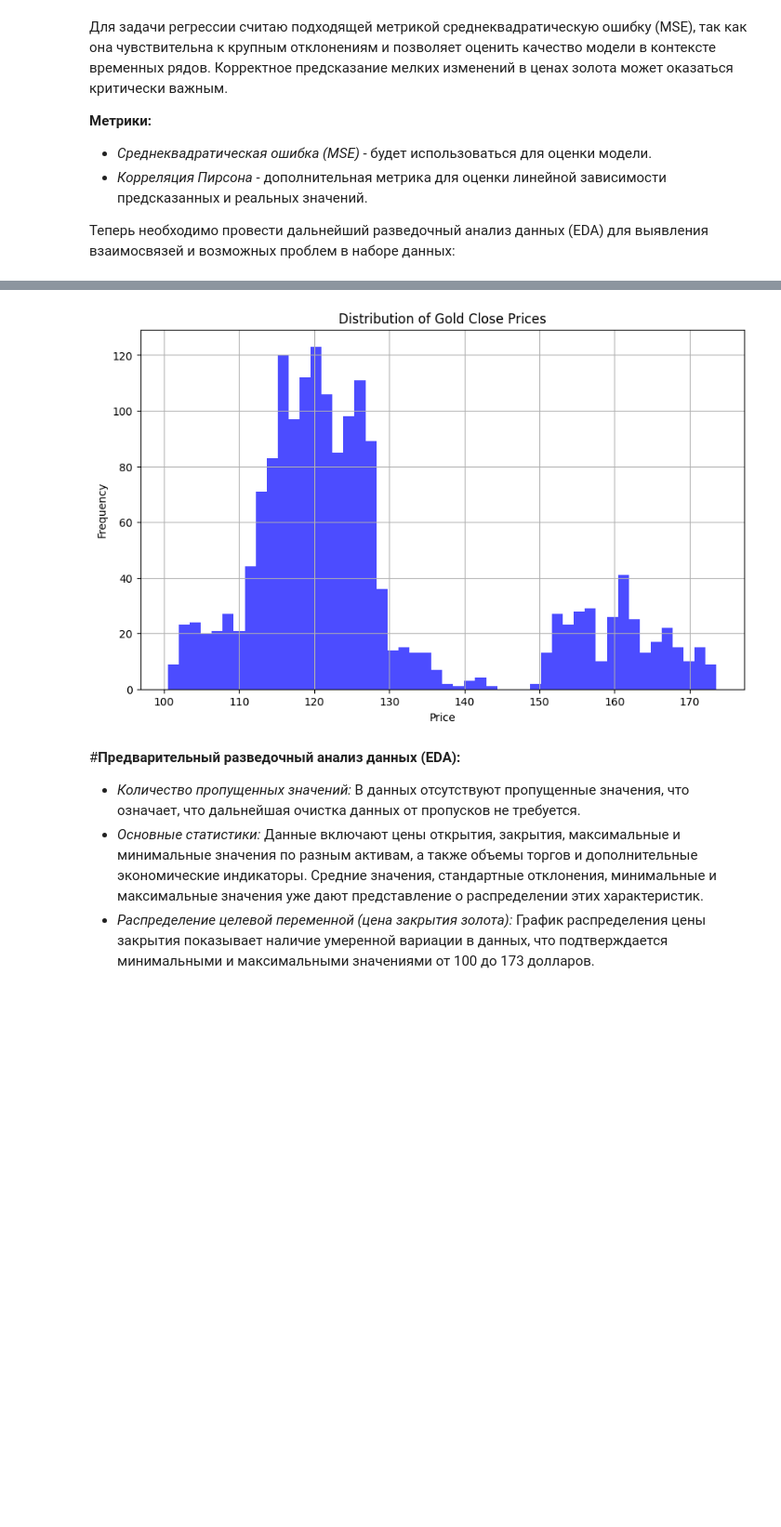
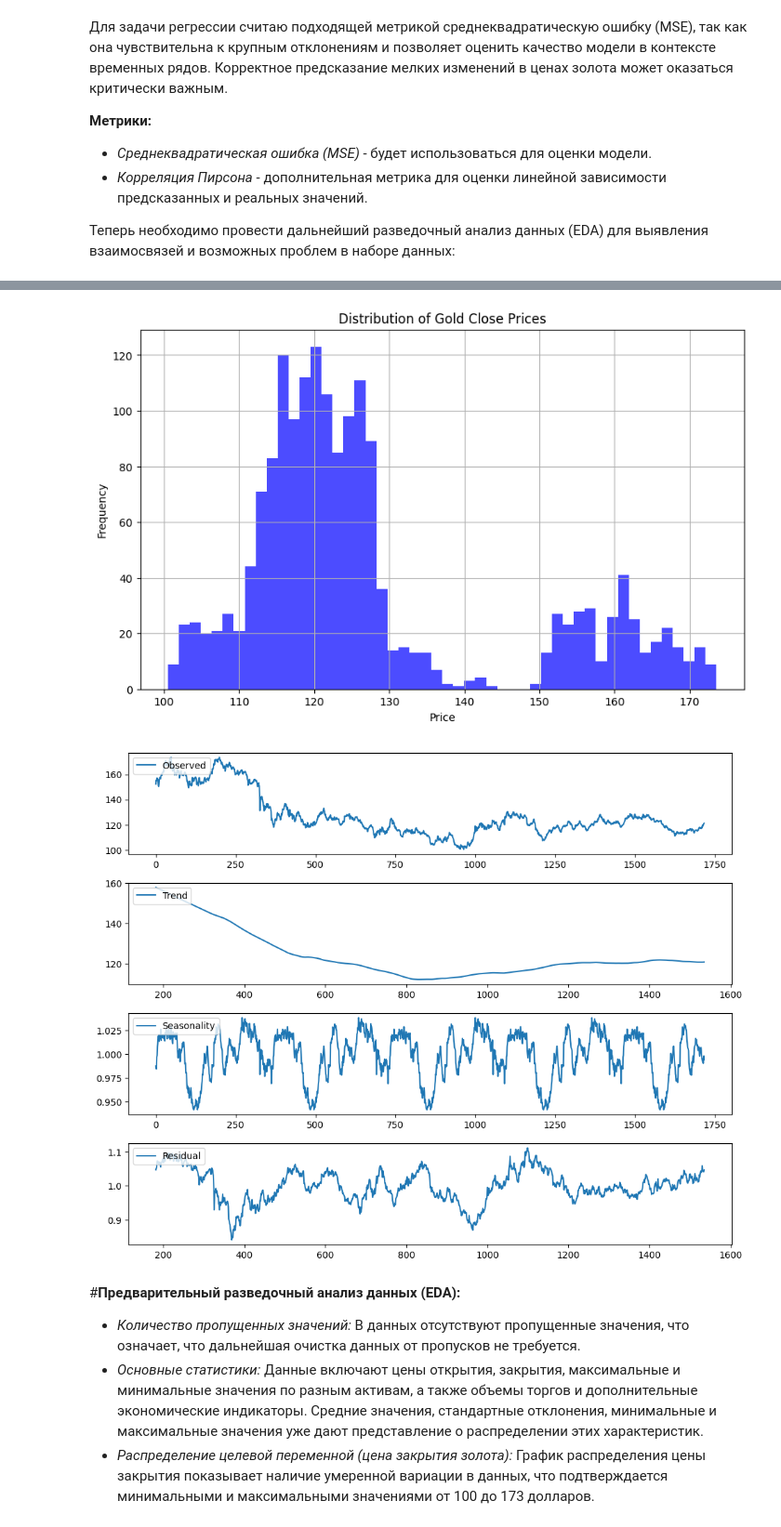
Before and after one commit to ElLyat1/test_AI, a Jupyter notebook: ml_hw1.ipynb, the cells around one changed output, grey strips where cells are left out. Shown at 93% size. Saved outputs shown, nothing was run; the diff lists cells and outputs as text; code cells hidden in the pictures; blank space fills up the shorter version.

```diff
--- a/ml_hw1.ipynb
+++ b/ml_hw1.ipynb
@@ -19,6 +19,10 @@
 
 Теперь необходимо провести дальнейший разведочный анализ данных (EDA) для выявления взаимосвязей и возможных проблем в наборе данных:
 # %%
+import pandas as pd
+import matplotlib.pyplot as plt
+from statsmodels.tsa.seasonal import seasonal_decompose
+
 file_path = '/content/Золото.csv'
 data = pd.read_csv(file_path)
 
@@ -41,33 +45,57 @@ def display_eda_summary(missing_values, descriptive_stats):
     print("\n### Visualization: Distribution of Gold Close Prices ###")
     plt.figure(figsize=(10, 6))
     plt.hist(data['Close'], bins=50, color='blue', alpha=0.7)
     plt.title('Distribution of Gold Close Prices')
     plt.xlabel('Price')
     plt.ylabel('Frequency')
     plt.grid(True)
     plt.show()
 
 # Сводка
 display_eda_summary(missing_values, descriptive_stats)
+
+decomposition = seasonal_decompose(data['Close'], model='multiplicative', period=365)
+
+plt.figure(figsize=(10, 8))
+
+plt.subplot(411)
+plt.plot(decomposition.observed, label='Observed')
+plt.legend(loc='upper left')
+
+plt.subplot(412)
+plt.plot(decomposition.trend, label='Trend')
+plt.legend(loc='upper left')
+
+plt.subplot(413)
+plt.plot(decomposition.seasonal, label='Seasonality')
+plt.legend(loc='upper left')
+
+plt.subplot(414)
+plt.plot(decomposition.resid, label='Residual')
+plt.legend(loc='upper left')
+
+plt.tight_layout()
+plt.show()
 # %% [output]
 ### Exploratory Data Analysis Summary ###
 
 Total Missing Values in Dataset: 0
 
 Descriptive Statistics (for key columns):
 
           Open     High      Low    Close       Volume
 count  1718.00  1718.00  1718.00  1718.00      1718.00
 mean    127.32   127.85   126.78   127.32   8446327.12
 std      17.53    17.63    17.40    17.54   4920730.72
 min     100.92   100.99   100.23   100.50   1501600.00
 25%     116.22   116.54   115.74   116.05   5412925.00
 50%     121.92   122.33   121.37   121.80   7483900.00
 75%     128.43   129.09   127.84   128.47  10207950.00
 max     173.20   174.07   172.92   173.61  93804200.00
 
 ### Visualization: Distribution of Gold Close Prices ###
 [figure]
+[figure, added]
 # %% [markdown]
 #**Предварительный разведочный анализ данных (EDA):**
 
```
